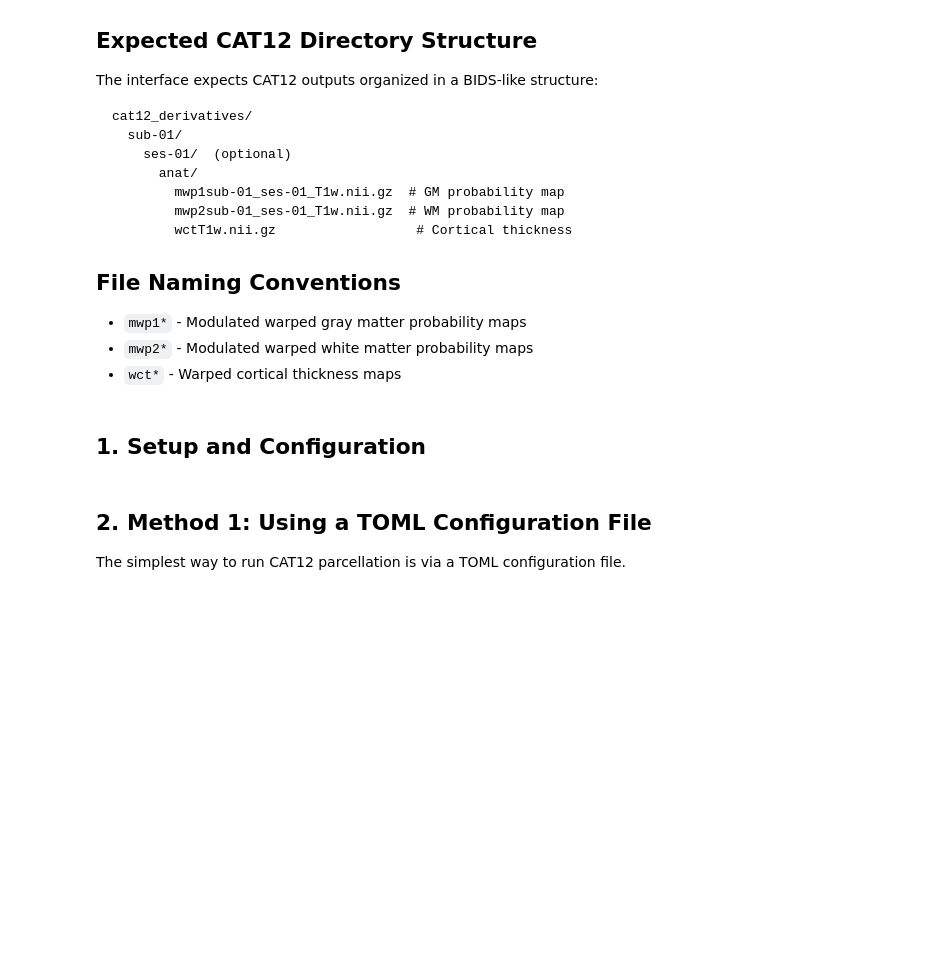
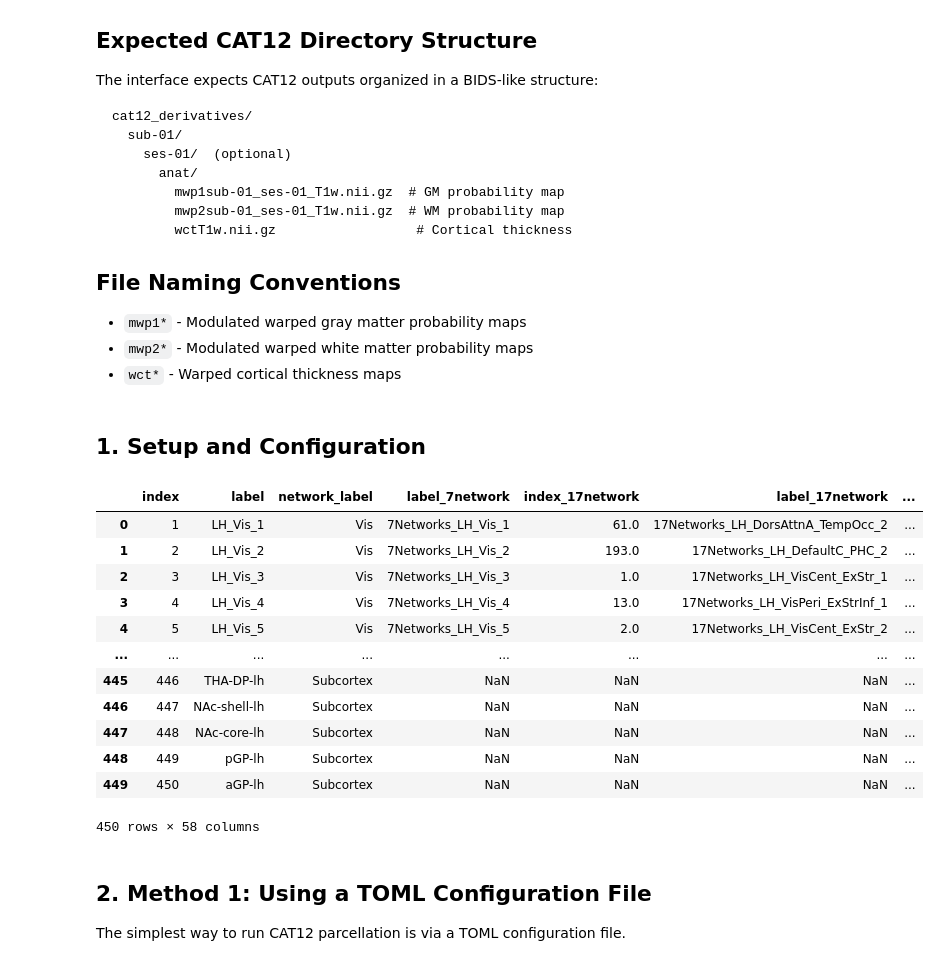
Before and after one commit to GalKepler/parcellate, a Jupyter notebook: notebooks/cat12.ipynb, the cells around one changed output. Cells and saved outputs as stored; diff of their text form; code cells hidden in the pictures; blank space fills up the shorter version.

```diff
--- a/notebooks/cat12.ipynb
+++ b/notebooks/cat12.ipynb
@@ -34,6 +34,28 @@ from parcellate.interfaces.cat12 import (
     run_parcellations,
 )
 from parcellate.interfaces.cat12.loader import TISSUE_PATTERNS
+# %%
+import pandas as pd
+
+df = pd.read_csv(
+    "/media/storage/yalab-dev/BIDS/derivatives/cat12_parcellated/cat12/sub-CLMC10/ses-202407110849/anat/atlas-Schaefer2018N400n7Tian2020S3/sub-CLMC10_ses-202407110849_atlas-Schaefer2018N400n7Tian2020S3_space-MNI152NLin2009cAsym_res-01_tissue-GM_mask-gm_maskthr-50_parc.tsv",
+    sep="\t",
+)
+df
+# %% [output]
+|  | index | label | network_label | label_7network | index_17network | label_17network | ... |
+| 0 | 1 | LH_Vis_1 | Vis | 7Networks_LH_Vis_1 | 61.0 | 17Networks_LH_DorsAttnA_TempOcc_2 | ... |
+| 1 | 2 | LH_Vis_2 | Vis | 7Networks_LH_Vis_2 | 193.0 | 17Networks_LH_DefaultC_PHC_2 | ... |
+| 2 | 3 | LH_Vis_3 | Vis | 7Networks_LH_Vis_3 | 1.0 | 17Networks_LH_VisCent_ExStr_1 | ... |
+| 3 | 4 | LH_Vis_4 | Vis | 7Networks_LH_Vis_4 | 13.0 | 17Networks_LH_VisPeri_ExStrInf_1 | ... |
+| 4 | 5 | LH_Vis_5 | Vis | 7Networks_LH_Vis_5 | 2.0 | 17Networks_LH_VisCent_ExStr_2 | ... |
+| ... | ... | ... | ... | ... | ... | ... | ... |
+| 445 | 446 | THA-DP-lh | Subcortex | NaN | NaN | NaN | ... |
+| 446 | 447 | NAc-shell-lh | Subcortex | NaN | NaN | NaN | ... |
+| 447 | 448 | NAc-core-lh | Subcortex | NaN | NaN | NaN | ... |
+| 448 | 449 | pGP-lh | Subcortex | NaN | NaN | NaN | ... |
+| 449 | 450 | aGP-lh | Subcortex | NaN | NaN | NaN | ... |
+450 rows × 58 columns
 # %%
 # Set your paths here
 DATA_ROOT = Path("/media/storage/yalab-dev/BIDS/derivatives/CAT12.9_2577.new")  # CAT12 output directory
```
Also changed, not shown: 12 other files.
